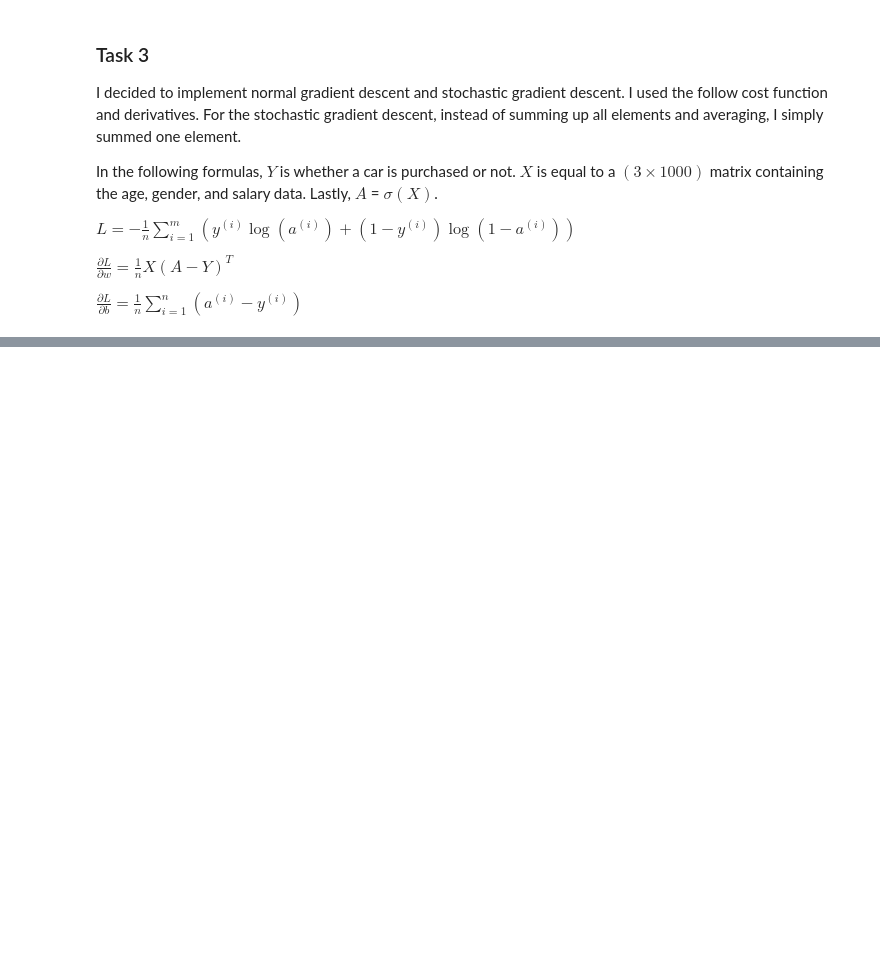
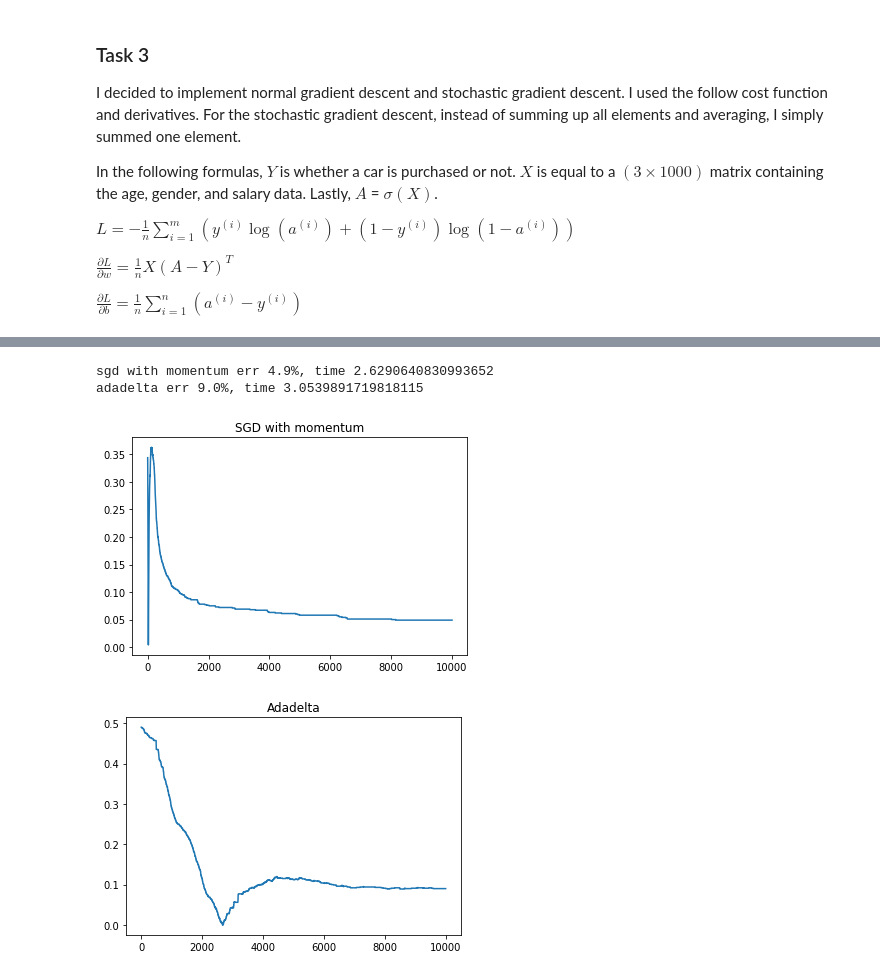
Before and after one commit to siddha20/CSCI4962, a Jupyter notebook: Homeworks/homework1/homework1.ipynb, the cells around one changed output, grey strips where cells are left out. Cells and saved outputs as stored; diff of their text form; code cells hidden in the pictures; blank space fills up the shorter version.

```diff
--- a/Homeworks/homework1/homework1.ipynb
+++ b/Homeworks/homework1/homework1.ipynb
@@ -156,32 +185,45 @@ ada_model = LR(3)
 
 cost = torch.nn.BCELoss()
 X_train = torch.Tensor(X.T)
 Y_train = torch.Tensor(P.T)
 
 optimzer1 = torch.optim.SGD(sgd_model.parameters(), lr=.01, momentum=.9)
 optimzer2 = torch.optim.Adadelta(ada_model.parameters(), lr=.01)
 
 sgdm_err = []
 ada_err = []
+sgdm_time = 0
+ada_time = 0
+
+start = time.time()
 for i in range(0, 10000):
     optimzer1.zero_grad()
     loss = cost(sgd_model(X_train), Y_train)
     loss.backward()
     optimzer1.step()
     sgdm_err.append(np.abs(np.sum(np.asarray([sgd_model(X_train).detach().numpy() > .5], dtype=np.float64)) - np.sum(P))/N)
+sgdm_time = (time.time() - start)
 
+start = time.time()
+for i in range(0, 10000):
     optimzer2.zero_grad()
     loss = cost(ada_model(X_train), Y_train)
     loss.backward()
     optimzer2.step()
     ada_err.append(np.abs(np.sum(np.asarray([ada_model(X_train).detach().numpy() > .5], dtype=np.float64)) - np.sum(P))/N)
+ada_time = (time.time() - start)
 
 plt.figure(5)
 plt.title("SGD with momentum")
 plt.plot(sgdm_err)
-print("sgd with momentum err {}%".format(sgdm_err[-1]*100))
+print("sgd with momentum err {}%, time {}".format(sgdm_err[-1]*100, sgdm_time))
 
 plt.figure(6)
 plt.title("Adadelta")
 plt.plot(ada_err)
-print("adadelta err {}%".format(ada_err[-1]*100))
+print("adadelta err {}%, time {}".format(ada_err[-1]*100, ada_time))
+# %% [output]
+sgd with momentum err 4.9%, time 2.6290640830993652
+adadelta err 9.0%, time 3.0539891719818115
+[figure, added]
+[figure, added]
```
Also changed, not shown: parts of 7 cells of this notebook, 1 other file.
